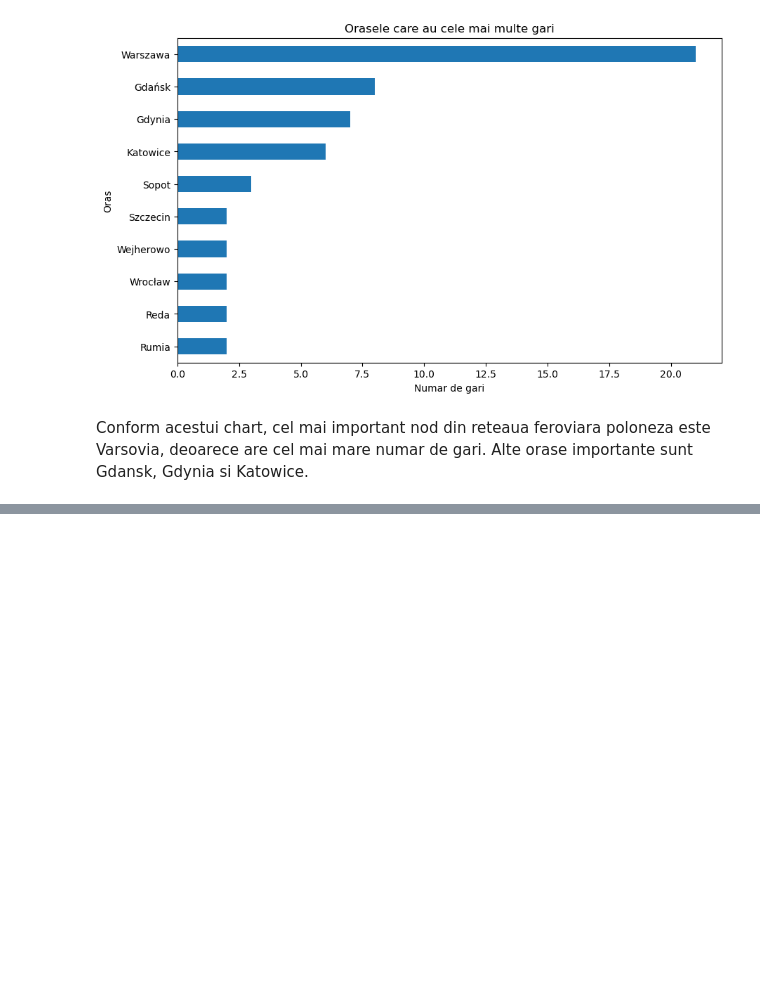
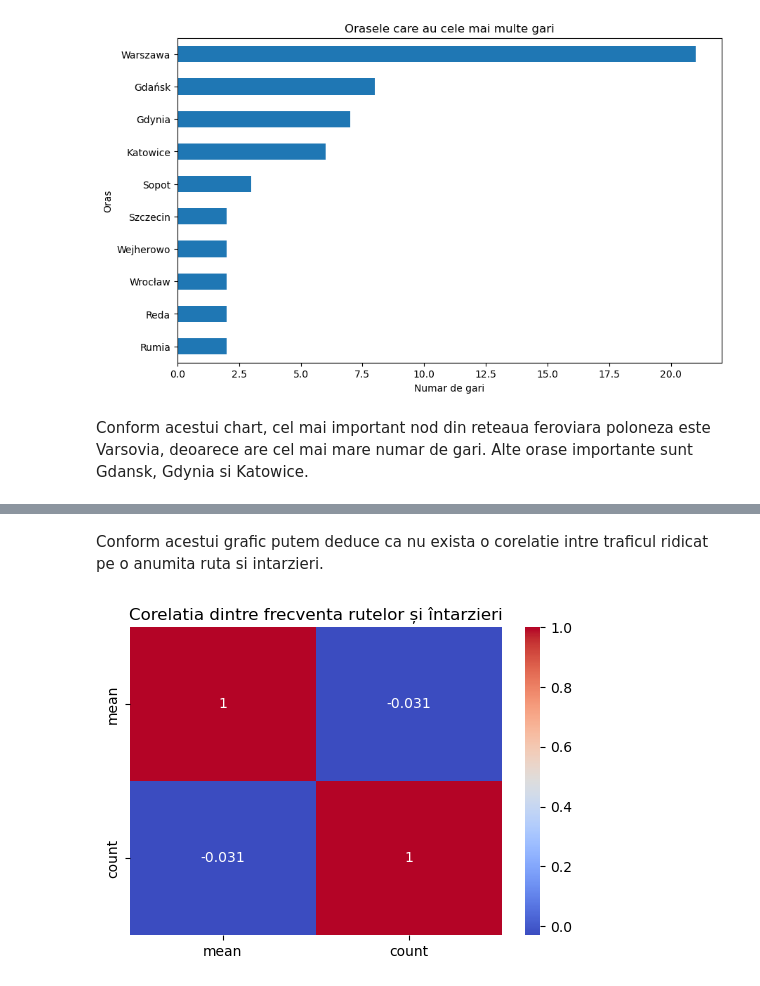
Before and after one commit to 4lac1vica/PolishTrainsDelaysML, a Jupyter notebook: delaysNb.ipynb, the cells around one changed output, grey strips where cells are left out. Drawn from its saved outputs; the diff is of its cells as text; code cells hidden in the pictures; blank space fills up the shorter version.

```diff
--- a/delaysNb.ipynb
+++ b/delaysNb.ipynb
@@ -225,0 +240,21 @@ Conform acestui chart, cel mai important nod din reteaua feroviara poloneza este
+# %% [markdown]
+Conform acestui grafic putem deduce ca nu exista o corelatie intre traficul ridicat pe o anumita ruta si intarzieri.
+# %%
+import seaborn as sns
+
+
+df["delay"] = df["delay"].astype(str).str.extract(r"(\d+)")[0]
+df["delay"] = pd.to_numeric(df["delay"], errors="coerce")
+
+clean_df = df.dropna(subset=["connection", "delay"])
+
+
+route_stats = df.groupby("connection")["delay"].agg(["mean", "count"])
+plt.figure(figsize=(6,4))
+
+sns.heatmap(route_stats.corr(), annot=True, cmap="coolwarm")
+
+plt.title("Corelatia dintre frecventa rutelor și întarzieri")
+plt.show()
+# %% [output]
+[figure, added]
```
Also changed, not shown: parts of 2 cells of this notebook, 1 other file.
